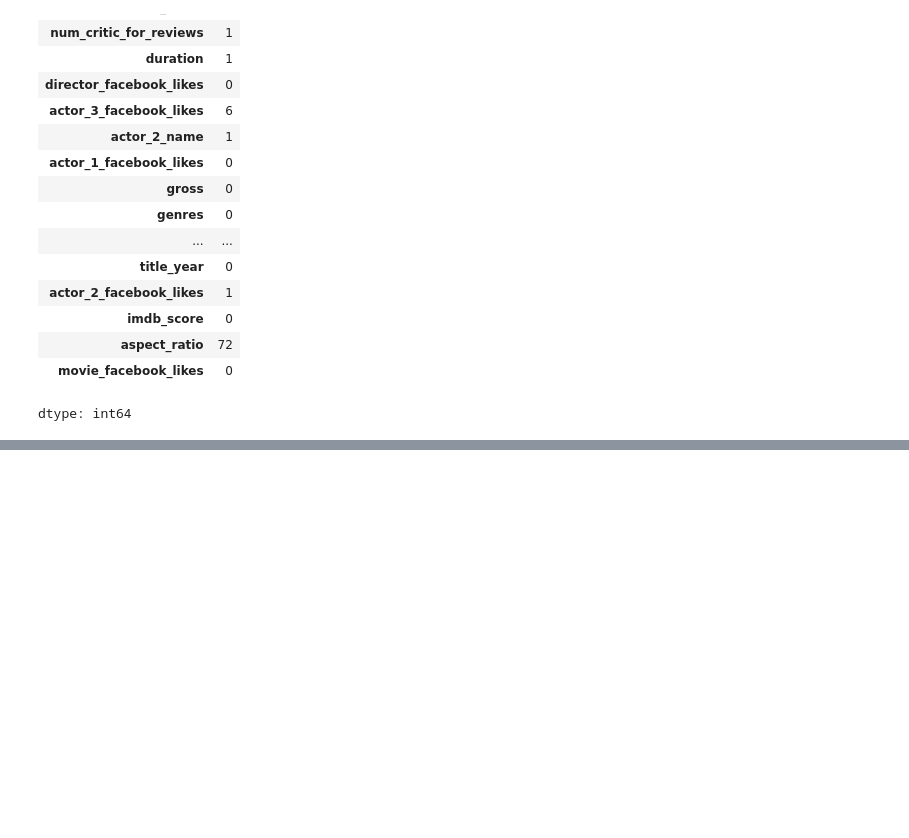
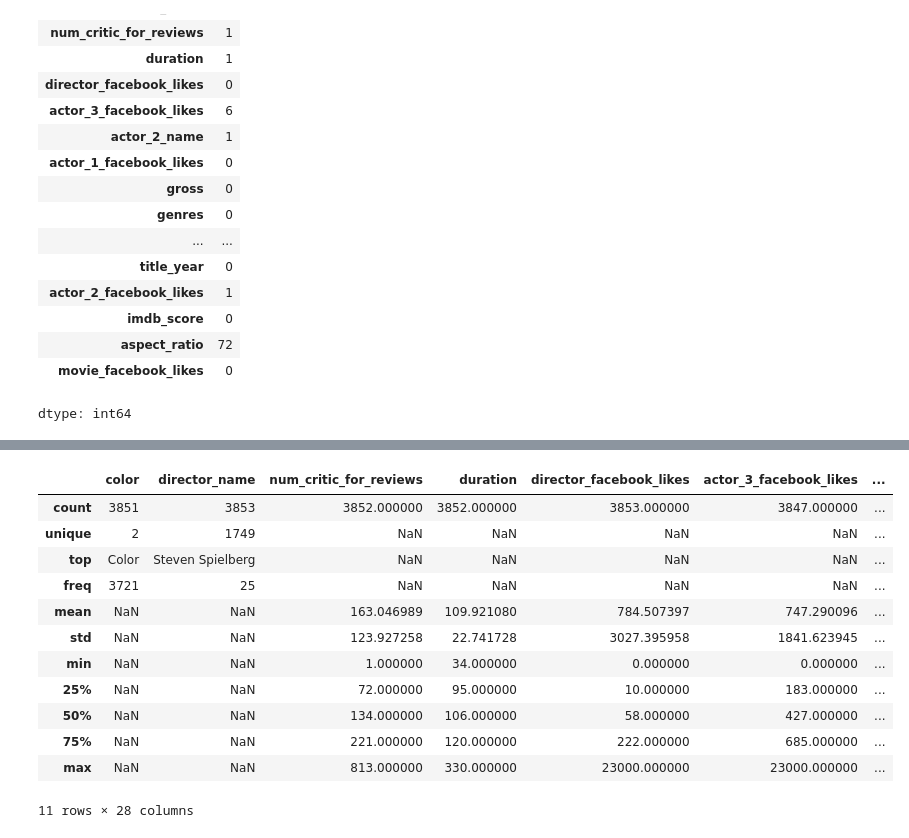
Before and after one commit to Spidy394/Program_Manhatten, a Jupyter notebook: Day_2.ipynb, the cells around one changed output, grey strips where cells are left out. Saved outputs shown, nothing was run; the diff lists cells and outputs as text; code cells hidden in the pictures; blank space fills up the shorter version.

```diff
--- a/Day_2.ipynb
+++ b/Day_2.ipynb
@@ -124,0 +223,16 @@ dtype: int64
+# %%
+movies.describe(include= 'all')
+# %% [output]
+|  | color | director_name | num_critic_for_reviews | duration | director_facebook_likes | actor_3_facebook_likes | ... |
+| count | 3851 | 3853 | 3852.000000 | 3852.000000 | 3853.000000 | 3847.000000 | ... |
+| unique | 2 | 1749 | NaN | NaN | NaN | NaN | ... |
+| top | Color | Steven Spielberg | NaN | NaN | NaN | NaN | ... |
+| freq | 3721 | 25 | NaN | NaN | NaN | NaN | ... |
+| mean | NaN | NaN | 163.046989 | 109.921080 | 784.507397 | 747.290096 | ... |
+| std | NaN | NaN | 123.927258 | 22.741728 | 3027.395958 | 1841.623945 | ... |
+| min | NaN | NaN | 1.000000 | 34.000000 | 0.000000 | 0.000000 | ... |
+| 25% | NaN | NaN | 72.000000 | 95.000000 | 10.000000 | 183.000000 | ... |
+| 50% | NaN | NaN | 134.000000 | 106.000000 | 58.000000 | 427.000000 | ... |
+| 75% | NaN | NaN | 221.000000 | 120.000000 | 222.000000 | 685.000000 | ... |
+| max | NaN | NaN | 813.000000 | 330.000000 | 23000.000000 | 23000.000000 | ... |
+11 rows × 28 columns
```
Also changed, not shown: parts of 8 cells of this notebook.
